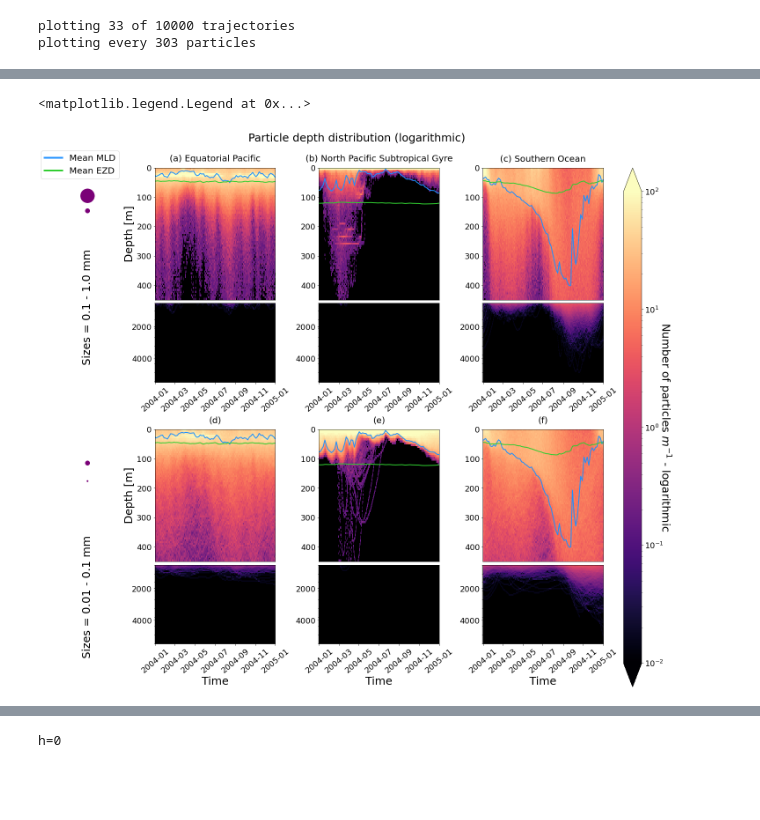
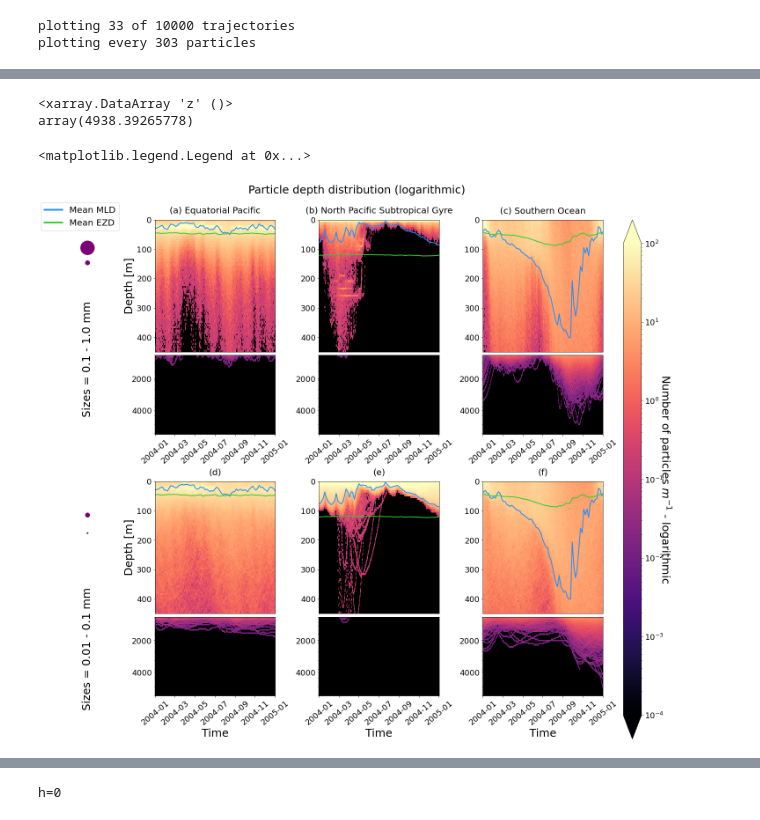
Before and after one commit to OceanParcels/biofouling_3dtransport_2, a Jupyter notebook: Analysis/Locations.ipynb, the cells around one changed output, grey strips where cells are left out. Cells and saved outputs as stored; diff of their text form; code cells hidden in the pictures; blank space fills up the shorter version.

```diff
--- a/Analysis/Locations.ipynb
+++ b/Analysis/Locations.ipynb
@@ -166,3 +178,8 @@ timeperiod = obs_ids[1]-obs_ids[0]
+# %%
+np.max(ds_2['z'])
+# %% [output]
+<xarray.DataArray 'z' ()>
+array(4938.39265778)
 # %%
 # depth_densities = np.zeros((len(dslist),len(split_ds_2),timeperiod,len(depthbins)-1))
 # depth_numbers = np.zeros((len(dslist),len(split_ds_2),timeperiod,len(depthbins)-1))
@@ -210,7 +227,7 @@ for i, ax_r in enumerate(axes[1:]):   # column: region
         for j, ax in enumerate(ax_s): # subfigure: depth
             ax.set_facecolor('k')
             ax.tick_params(axis='both', labelsize=18)#13
-            pc = ax.pcolormesh(timebins,depthbins[sub_depths[j][0]:sub_depths[j][1]],depth_numbers[i,c,:,sub_depths[j][0]:sub_depths[j][1]-1].T, cmap=depth_cmap,norm=mcolors.LogNorm(vmin=1e-2, vmax=1e2))
+            pc = ax.pcolormesh(timebins,depthbins[sub_depths[j][0]:sub_depths[j][1]],depth_numbers[i,c,:,sub_depths[j][0]:sub_depths[j][1]-1].T, cmap=depth_cmap,norm=mcolors.LogNorm(vmin=1e-4, vmax=1e2))
             if j == 0:
                 ax.plot(dslist[i]['time'][0,obs_ids[0]:obs_ids[1]], mldlist[i][obs_ids[0]:obs_ids[1]], linewidth=2, c='dodgerblue', label='Mean Mixed Layer Depth')
                 ax.plot(dslist[i]['time'][0,obs_ids[0]:obs_ids[1]], ezlist[i][obs_ids[0]:obs_ids[1]], linewidth=2, c='limegreen', label='Mean Euphotic Depth')
@@ -231,34 +248,34 @@ for i, ax_r in enumerate(axes[1:]):   # column: region
                     ax.set_ylabel('Depth [m]', fontsize=25)#14
             if j == 1:
                 ax.set_ylim(depthbins[sub_depths[j][1]-1], depthbins[sub_depths[j][0]])
                 ax.set_yticks(np.linspace(depthbins[sub_depths[j][1]-1], depthbins[sub_depths[j][0]],100),minor=True)
                 ax.tick_params(axis='x', rotation=40) #20)
                 if c == 1:
                     ax.set_xlabel('Time', fontsize=25) #14)
 
 
 cb = fig.colorbar(pc, cax=ax15, extend='both')
 cb.set_label('Number of particles $m^{-1}$ - logarithmic', size=25, rotation=270, labelpad=20)
 cb.ax.tick_params(labelsize=18) #13)
 
 fig.suptitle('Particle depth distribution (logarithmic)', fontsize=25, y=1.03) #20) #January 2004 - January 2005
 #plt.subplots_adjust(top=0.92)
 #fig.tight_layout(h_pad=1)
 #fig.tight_layout()
 for k, ds_r in enumerate(split_ds):
     axes[0][k].scatter(0.5,0.87,s=sizebinedges[k]*1000000,color=r_pl_clist[0])
     axes[0][k].scatter(0.5,0.80,s=sizebinedges[k+1]*1000000,color=r_pl_clist[0])
     axes[0][k].set_ylim(0,1)
     axes[0][k].text(0.5,0.35,'Sizes = '+ str(ds_r[0].left*1000)+' - '+str(ds_r[0].right*1000)+' mm',rotation=90, fontsize=25, horizontalalignment='center',verticalalignment='center')
     axes[0][k].axis('off')
 
 custom_lines = [Line2D([0], [0], color='dodgerblue', lw=4),
                 Line2D([0], [0], color='limegreen', lw=4)]
 
 ax1.legend(custom_lines, ["Mean MLD", "Mean EZD"], loc='upper right', fontsize=20, bbox_to_anchor=(1.5,1.1))
 # %% [output]
 <matplotlib.legend.Legend at 0x...>
-[figure, old version]
+[figure, new version]
 # %%
 depth_profiles = np.mean(depth_numbers,axis=2)
 depth_low = np.percentile(depth_numbers, 5, axis=2)
```
Also changed, not shown: parts of 16 cells of this notebook.
